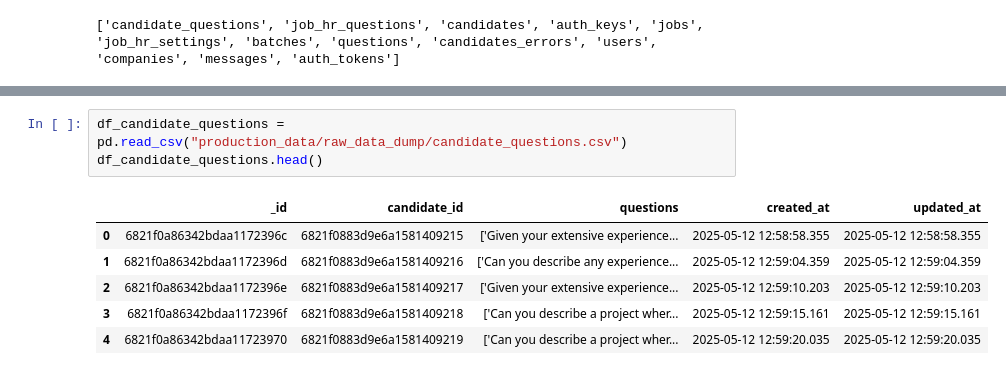
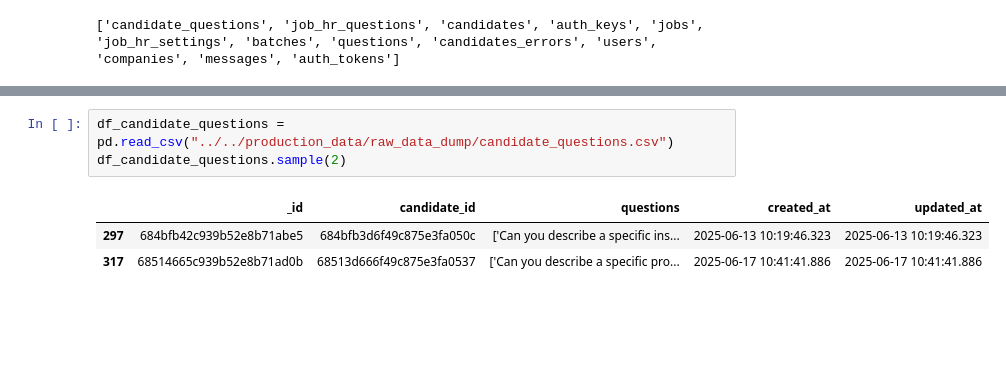
Before and after one commit to PadmaDey/talentsync, a Jupyter notebook: app/eda/main.ipynb, the cells around one changed output, grey strips where cells are left out. Drawn from its saved outputs; the diff is of its cells as text; blank space fills up the shorter version.

```diff
--- a/app/eda/main.ipynb
+++ b/app/eda/main.ipynb
@@ -91,11 +119,8 @@ df_batches.head()
 # %%
-df_candidate_questions = pd.read_csv("production_data/raw_data_dump/candidate_questions.csv")
-df_candidate_questions.head()
+df_candidate_questions = pd.read_csv("../../production_data/raw_data_dump/candidate_questions.csv")
+df_candidate_questions.sample(2)
 # %% [output]
 |  | _id | candidate_id | questions | created_at | updated_at |
-| 0 | 6821f0a86342bdaa1172396c | 6821f0883d9e6a1581409215 | ['Given your extensive experience... | 2025-05-12 12:58:58.355 | 2025-05-12 12:58:58.355 |
-| 1 | 6821f0a86342bdaa1172396d | 6821f0883d9e6a1581409216 | ['Can you describe any experience... | 2025-05-12 12:59:04.359 | 2025-05-12 12:59:04.359 |
-| 2 | 6821f0a86342bdaa1172396e | 6821f0883d9e6a1581409217 | ['Given your extensive experience... | 2025-05-12 12:59:10.203 | 2025-05-12 12:59:10.203 |
-| 3 | 6821f0a86342bdaa1172396f | 6821f0883d9e6a1581409218 | ['Can you describe a project wher... | 2025-05-12 12:59:15.161 | 2025-05-12 12:59:15.161 |
-| 4 | 6821f0a86342bdaa11723970 | 6821f0883d9e6a1581409219 | ['Can you describe a project wher... | 2025-05-12 12:59:20.035 | 2025-05-12 12:59:20.035 |
+| 297 | 684bfb42c939b52e8b71abe5 | 684bfb3d6f49c875e3fa050c | ['Can you describe a specific ins... | 2025-06-13 10:19:46.323 | 2025-06-13 10:19:46.323 |
+| 317 | 68514665c939b52e8b71ad0b | 68513d666f49c875e3fa0537 | ['Can you describe a specific pro... | 2025-06-17 10:41:41.886 | 2025-06-17 10:41:41.886 |
 # %%
```
Also changed, not shown: parts of 39 cells of this notebook, 9 other files.
